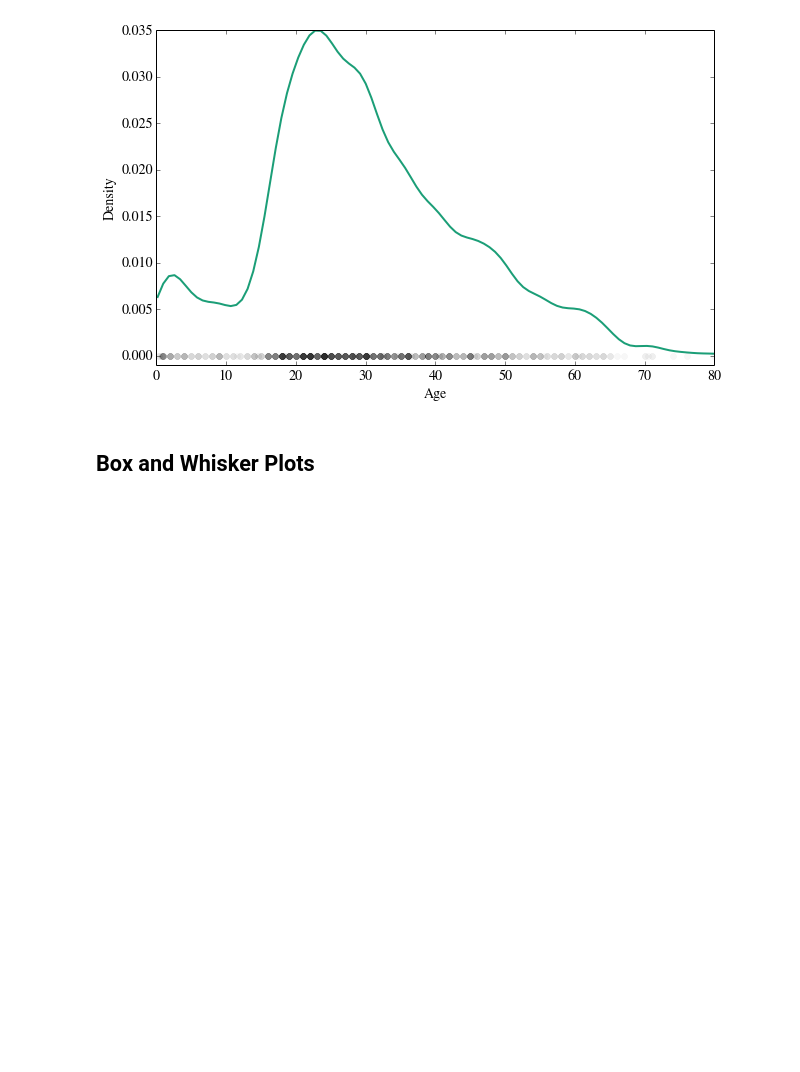
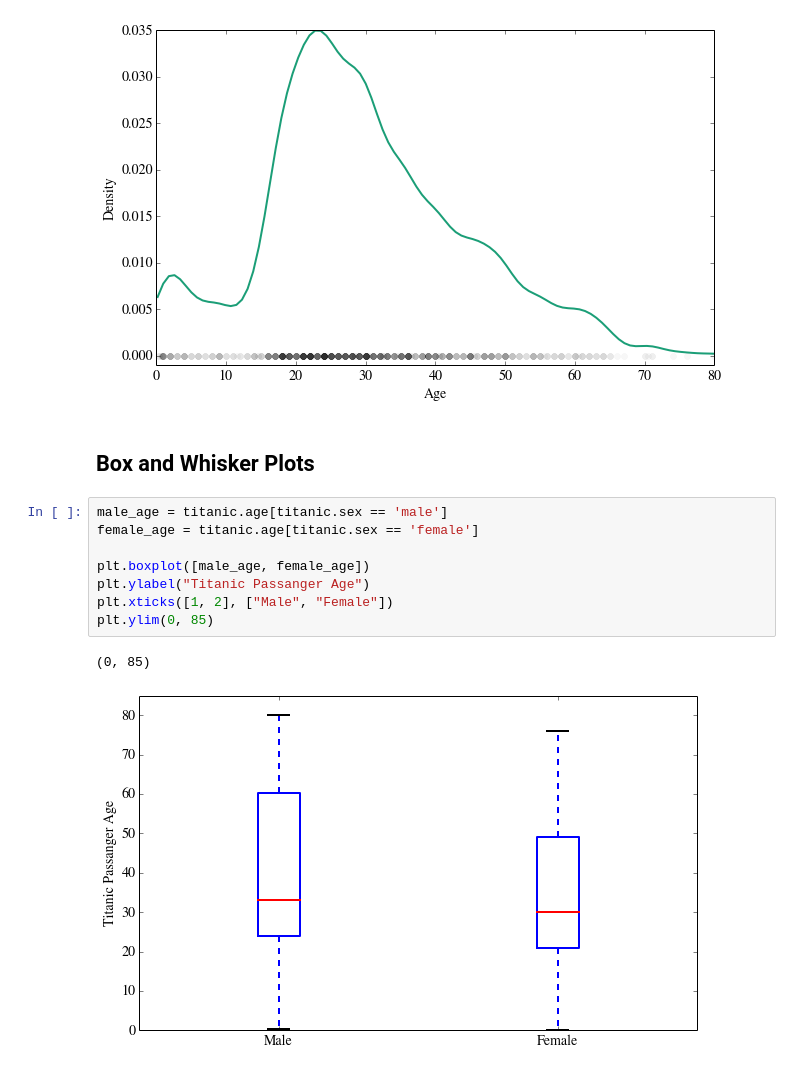
Before and after one commit to cs109/content, a Jupyter notebook: lec_03_statistical_graphs.ipynb, the cells around one changed output. Cells and saved outputs as stored; diff of their text form; blank space fills up the shorter version.

```diff
--- a/lec_03_statistical_graphs.ipynb
+++ b/lec_03_statistical_graphs.ipynb
@@ -195,3 +237,14 @@ plt.ylabel("Density")
 [figure]
 # %% [markdown]
 ## Box and Whisker Plots
+# %%
+male_age = titanic.age[titanic.sex == 'male']
+female_age = titanic.age[titanic.sex == 'female']
+
+plt.boxplot([male_age, female_age])
+plt.ylabel("Titanic Passanger Age")
+plt.xticks([1, 2], ["Male", "Female"])
+plt.ylim(0, 85)
+# %% [output]
+(0, 85)
+[figure, added]
```
Also changed, not shown: parts of 2 cells of this notebook.
